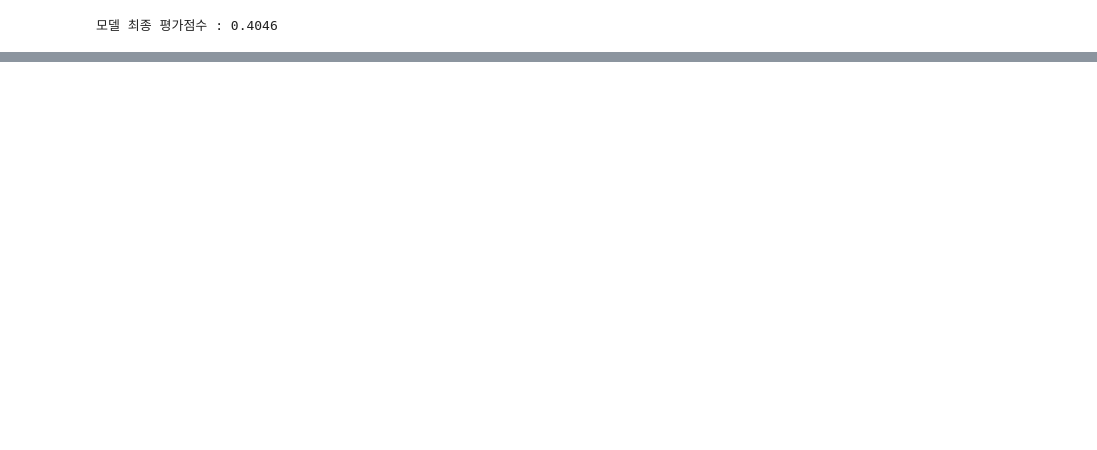
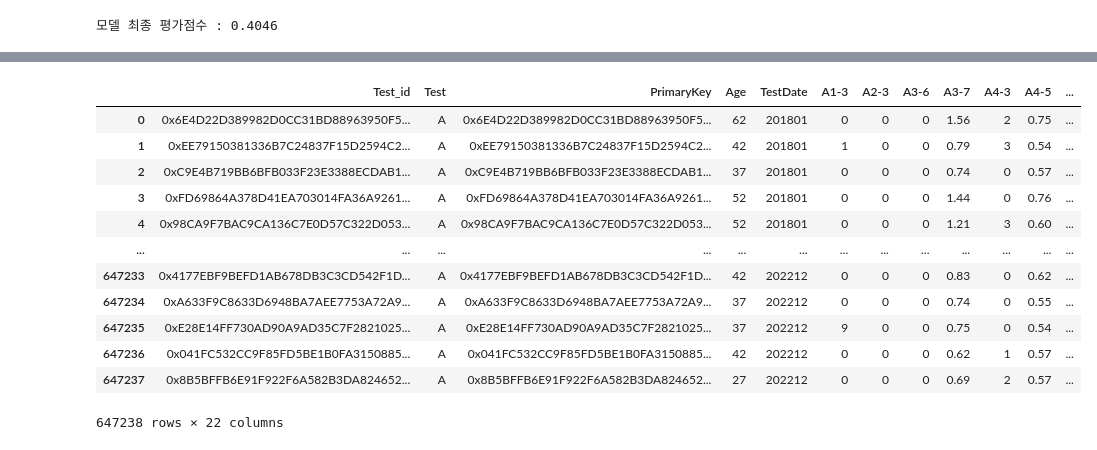
Before and after one commit to Decoyer-71/Traffic_accident_prediction_dacon, a Jupyter notebook: analysis_report.ipynb, the cells around one changed output, grey strips where cells are left out. Saved outputs shown, nothing was run; the diff lists cells and outputs as text; code cells hidden in the pictures; blank space fills up the shorter version.

```diff
--- a/analysis_report.ipynb
+++ b/analysis_report.ipynb
@@ -1113,0 +1222,16 @@ except ValueError as e:
+# %%
+train_a_set
+# %% [output]
+|  | Test_id | Test | PrimaryKey | Age | TestDate | A1-3 | A2-3 | A3-6 | A3-7 | A4-3 | A4-5 | ... |
+| 0 | 0x6E4D22D389982D0CC31BD88963950F5... | A | 0x6E4D22D389982D0CC31BD88963950F5... | 62 | 201801 | 0 | 0 | 0 | 1.56 | 2 | 0.75 | ... |
+| 1 | 0xEE79150381336B7C24837F15D2594C2... | A | 0xEE79150381336B7C24837F15D2594C2... | 42 | 201801 | 1 | 0 | 0 | 0.79 | 3 | 0.54 | ... |
+| 2 | 0xC9E4B719BB6BFB033F23E3388ECDAB1... | A | 0xC9E4B719BB6BFB033F23E3388ECDAB1... | 37 | 201801 | 0 | 0 | 0 | 0.74 | 0 | 0.57 | ... |
+| 3 | 0xFD69864A378D41EA703014FA36A9261... | A | 0xFD69864A378D41EA703014FA36A9261... | 52 | 201801 | 0 | 0 | 0 | 1.44 | 0 | 0.76 | ... |
+| 4 | 0x98CA9F7BAC9CA136C7E0D57C322D053... | A | 0x98CA9F7BAC9CA136C7E0D57C322D053... | 52 | 201801 | 0 | 0 | 0 | 1.21 | 3 | 0.60 | ... |
+| ... | ... | ... | ... | ... | ... | ... | ... | ... | ... | ... | ... | ... |
+| 647233 | 0x4177EBF9BEFD1AB678DB3C3CD542F1D... | A | 0x4177EBF9BEFD1AB678DB3C3CD542F1D... | 42 | 202212 | 0 | 0 | 0 | 0.83 | 0 | 0.62 | ... |
+| 647234 | 0xA633F9C8633D6948BA7AEE7753A72A9... | A | 0xA633F9C8633D6948BA7AEE7753A72A9... | 37 | 202212 | 0 | 0 | 0 | 0.74 | 0 | 0.55 | ... |
+| 647235 | 0xE28E14FF730AD90A9AD35C7F2821025... | A | 0xE28E14FF730AD90A9AD35C7F2821025... | 37 | 202212 | 9 | 0 | 0 | 0.75 | 0 | 0.54 | ... |
+| 647236 | 0x041FC532CC9F85FD5BE1B0FA3150885... | A | 0x041FC532CC9F85FD5BE1B0FA3150885... | 42 | 202212 | 0 | 0 | 0 | 0.62 | 1 | 0.57 | ... |
+| 647237 | 0x8B5BFFB6E91F922F6A582B3DA824652... | A | 0x8B5BFFB6E91F922F6A582B3DA824652... | 27 | 202212 | 0 | 0 | 0 | 0.69 | 2 | 0.57 | ... |
+647238 rows × 22 columns
```
Also changed, not shown: parts of 19 cells of this notebook, 8 other files.
